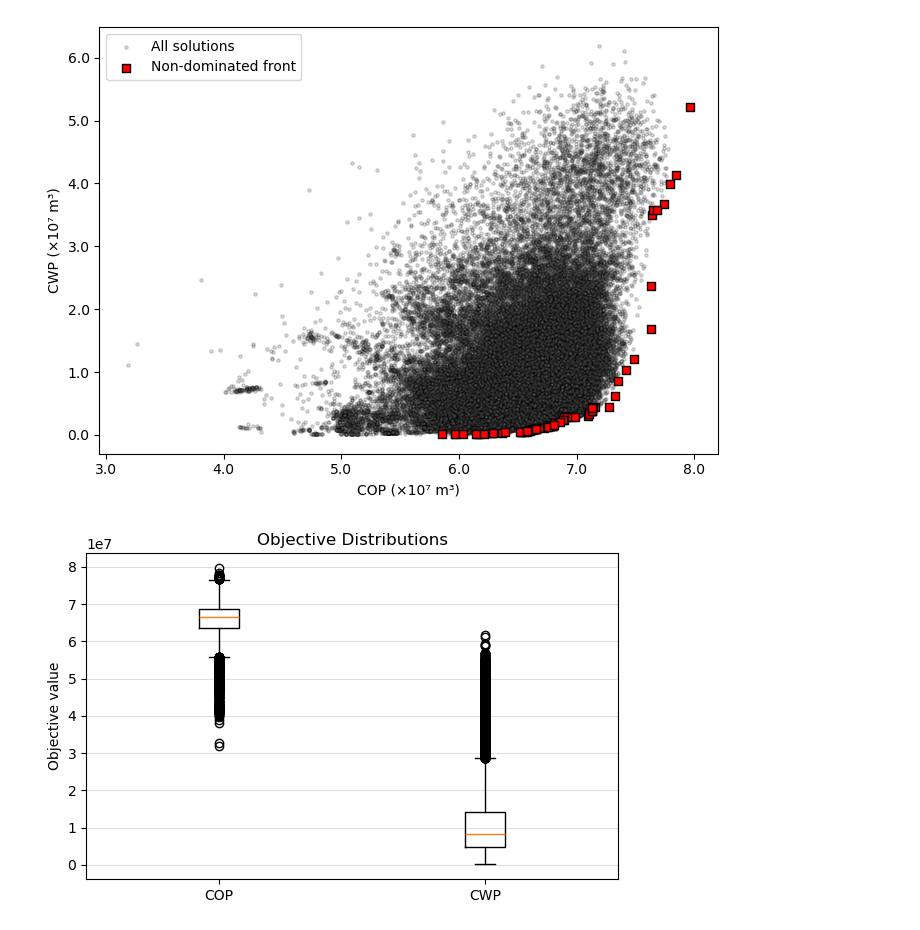
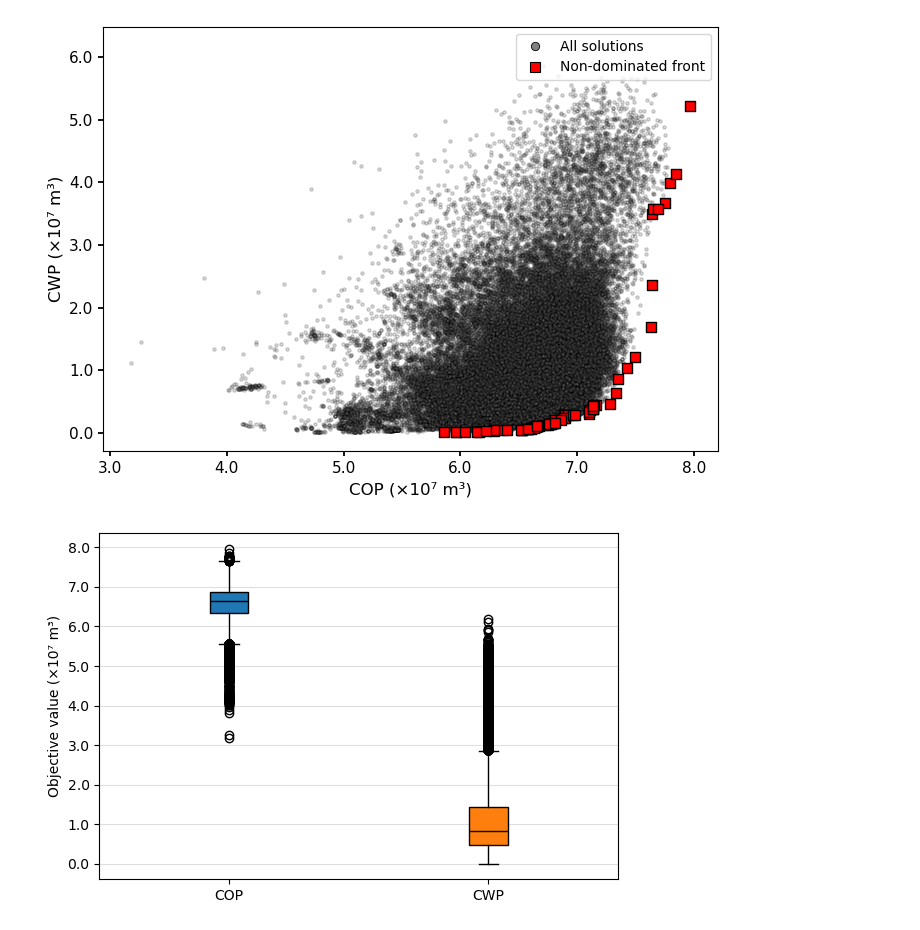
Before and after one commit to mbdemoraes/2026_bracis_datasets, a Jupyter notebook: analysis_MOU1D.ipynb, the cells around one changed output. Cells and saved outputs as stored; diff of their text form; code cells hidden in the pictures.

```diff
--- a/analysis_MOU1D.ipynb
+++ b/analysis_MOU1D.ipynb
@@ -82,6 +82,7 @@ pf = np.array(pareto_frontier)
 # Plot
 # ---------------------------------------------------
 plt.figure(figsize=(7, 5))
+plt.style.use("default")
 plt.scatter(
     objs[:, 0], objs[:, 1],
     color="grey", alpha=0.2, s=5,
@@ -89,35 +90,83 @@ plt.scatter(
     label="All solutions",
     edgecolors='black'
 )
-plt.scatter(pf[:, 0], pf[:, 1], color="red", s=30, marker='s', edgecolors='black', label="Non-dominated front")
+plt.scatter(pf[:, 0], pf[:, 1], color="red", s=50, marker='s', edgecolors='black', label="Non-dominated front")
 plt.xlabel("COP (×10⁷ m³)")
 plt.ylabel("CWP (×10⁷ m³)")
 plt.legend()
 ax = plt.gca()
 ax.yaxis.set_major_formatter(FuncFormatter(lambda y, _: f"{y/1e7:.1f}"))
 ax.xaxis.set_major_formatter(FuncFormatter(lambda y, _: f"{y/1e7:.1f}"))
+
+ax.tick_params(colors="black", labelsize=11, width=1.3)
+
+from matplotlib.lines import Line2D
+
+legend_elements = [
+    Line2D(
+        [0], [0],
+        marker='o',
+        linestyle='',
+        markerfacecolor='grey',
+        markeredgecolor='black',
+        markeredgewidth=0.6,
+        markersize=6,
+        label='All solutions'
+    ),
+    Line2D(
+        [0], [0],
+        marker='s',
+        linestyle='',
+        markerfacecolor='red',
+        markeredgecolor='black',
+        markeredgewidth=0.8,
+        markersize=7,
+        label='Non-dominated front'
+    )
+]
+
+ax.legend(
+    handles=legend_elements,
+    loc='upper right',
+    frameon=True
+)
+
+for axis in [ax.xaxis, ax.yaxis]:
+    axis.label.set_color("black")
+    axis.label.set_size(12)
 #plt.grid(True, linestyle="--", alpha=0.4)
 plt.tight_layout()
 #plt.show()
 plt.savefig("figures/MOU1D.pdf")
 # %% [output]
-[figure, old version]
+[figure, new version]
 # %%
 import matplotlib.pyplot as plt
 
 obj_cols = ["COP", "CWP"]
 
 plt.figure(figsize=(6, 4))
-plt.boxplot(
+box = plt.boxplot(
     objs,
     tick_labels=obj_cols,
-    showfliers=True
+    showfliers=True,
+    patch_artist=True
 )
 
-plt.ylabel("Objective value")
-plt.title("Objective Distributions")
+colors = ["tab:blue", "tab:orange"]
+
+for element in ["boxes", "whiskers", "caps", "medians"]:
+    plt.setp(box[element], color="black")
+
+for patch, color in zip(box["boxes"], colors):
+    patch.set_facecolor(color)
+
+plt.ylabel("Objective value (×10⁷ m³)")
 plt.grid(True, axis="y", alpha=0.4)
+ax = plt.gca()
+ax.yaxis.set_major_formatter(FuncFormatter(lambda y, _: f"{y/1e7:.1f}"))
 plt.tight_layout()
+plt.savefig("figures/boxplot_MOU1D.pdf")
 plt.show()
 # %% [output]
-[figure, old version]
+[figure, new version]
```
Also changed, not shown: 5 other files.
